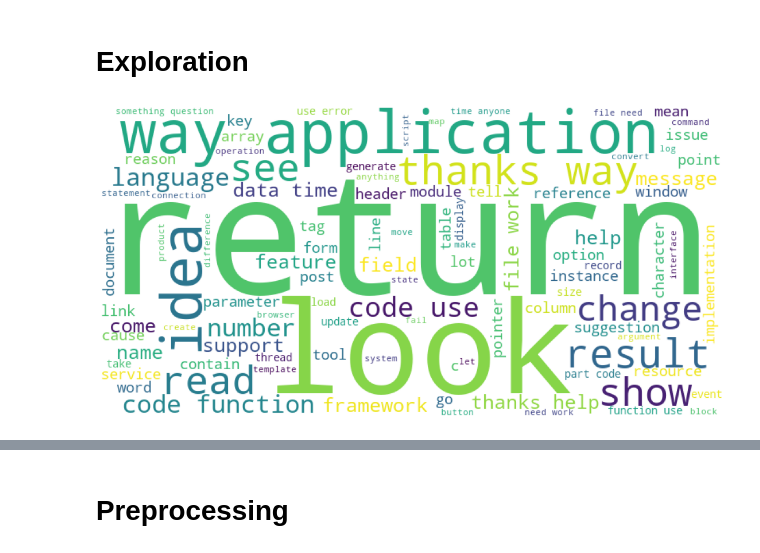
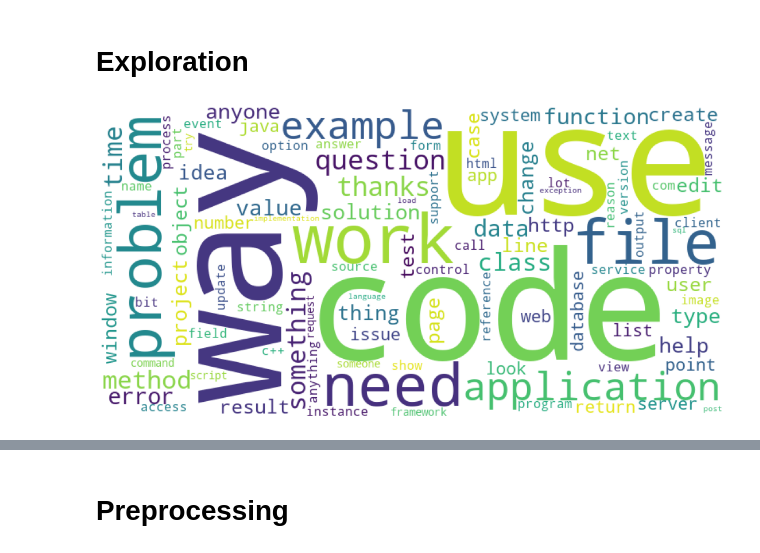
Before and after one commit to thibaudgrosjean/Stack-Overflow-questions, a Jupyter notebook: exploration.ipynb, the cells around one changed output, grey strips where cells are left out. Saved outputs shown, nothing was run; the diff lists cells and outputs as text; code cells hidden in the pictures.

```diff
--- a/exploration.ipynb
+++ b/exploration.ipynb
@@ -101,7 +110,19 @@ def extract_tags(cell):
+# %%
+def extract_title(text):
+
+    text = text.lower()
+    tokens = word_tokenize(text)
+    tokens = list(set(tokens).difference(set(stopwords.words('english'))))
+    tags = nltk.pos_tag(tokens) # We generate the pos tags
+    tokens = [token for token,pos in tags if pos in ['NN','NNP','NNS','NNPS','VB']]# # We select the target pos tags
+    tokens = [lemmatizer.lemmatize(token) for token in tokens] # We lemmatize the result
+
+    return tokens
 # %% [markdown]
 * We apply the tranformers on the datasets columns:
 # %%
-df['Body_cleaned'] = df['Body'].apply(extract_body)
-df['Tags_cleaned'] = df['Tags'].apply(extract_tags)
+df['Body_tokens'] = df['Body'].apply(extract_body)
+df['Tags_tokens'] = df['Tags'].apply(extract_tags)
+df['Title_tokens'] = df['Title'].apply(extract_title)
 df.head()
 # %% [output]
@@ -125,7 +140,7 @@ def filter_body(cell):
 
     tokens = nltk.word_tokenize(cell) # We tokenize the words
     tags = nltk.pos_tag(tokens) # We generate the pos tags
-    words = [word for word,pos in tags if pos in ['NN','NNP','NNS','NNPS','VB']] # We select the target pos tags
+    words = [word for word,pos in tags if pos in ['NN','NNP','NNS','NNPS']]#,'VB' # We select the target pos tags
     result = ','.join(words)
 
     return result
@@ -143,15 +158,26 @@ df.head()
 # %% [markdown]
 # Exploration
+# %%
+def gen_frequencies(series):
+
+    dist = FreqDist(','.join(series).split(','))
+    return dist
+
+body_frequencies = gen_frequencies(df['Body_filtered'])
 # %%
-def word_cloud(series):
+def word_cloud(frequencies):
 
-    wordcloud = WordCloud(background_color = 'white', max_words = 100, width=800, height=400).generate(','.join(series.values))
+    wordcloud = WordCloud(
+        background_color = 'white',
+        max_words = 100,
+        width=800,
+        height=400).generate_from_frequencies(frequencies)
     plt.figure(figsize=(20,10))
     plt.imshow(wordcloud)
     plt.axis("off")
     plt.show()
 
-word_cloud(df['Body_filtered'])
+word_cloud(body_frequencies)
 # %% [output]
-[figure, old version]
+[figure, new version]
 # %%
```
Also changed, not shown: parts of 24 cells of this notebook.
